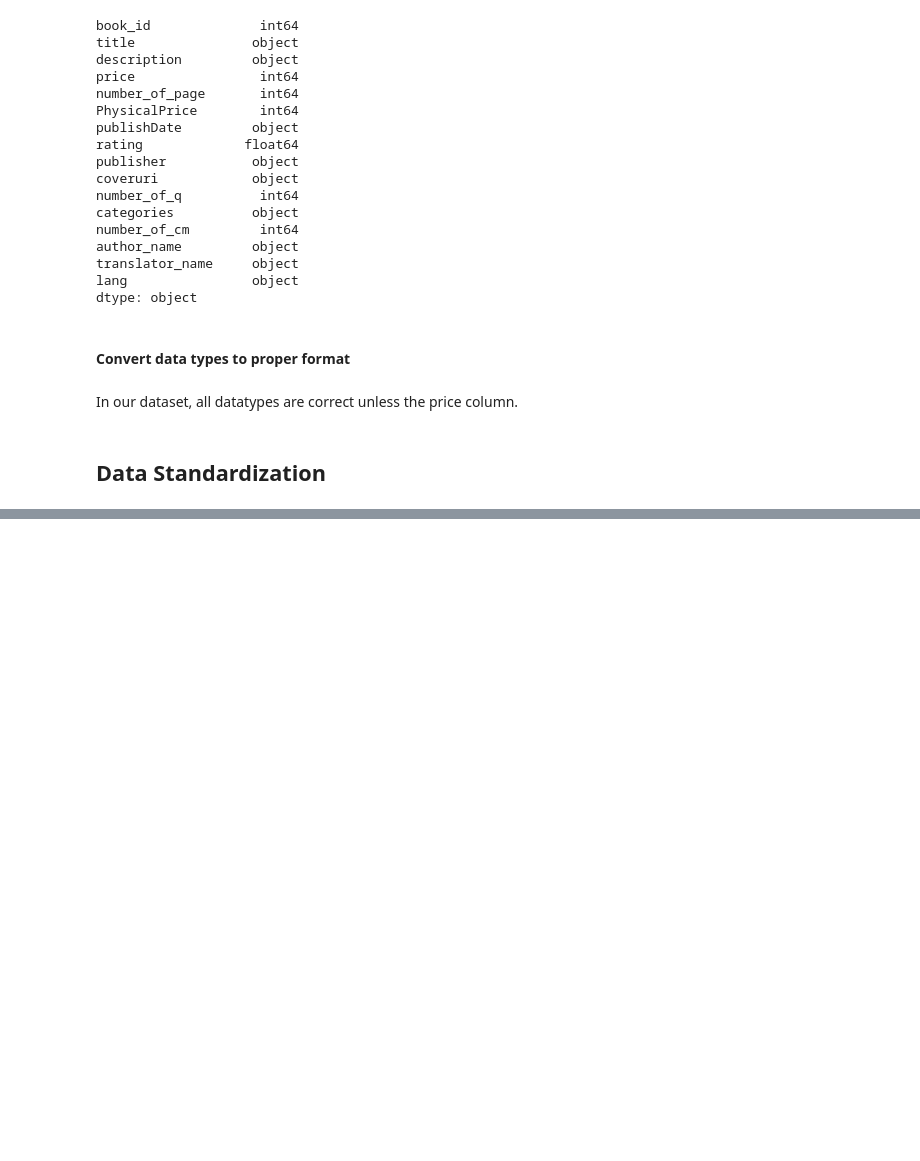
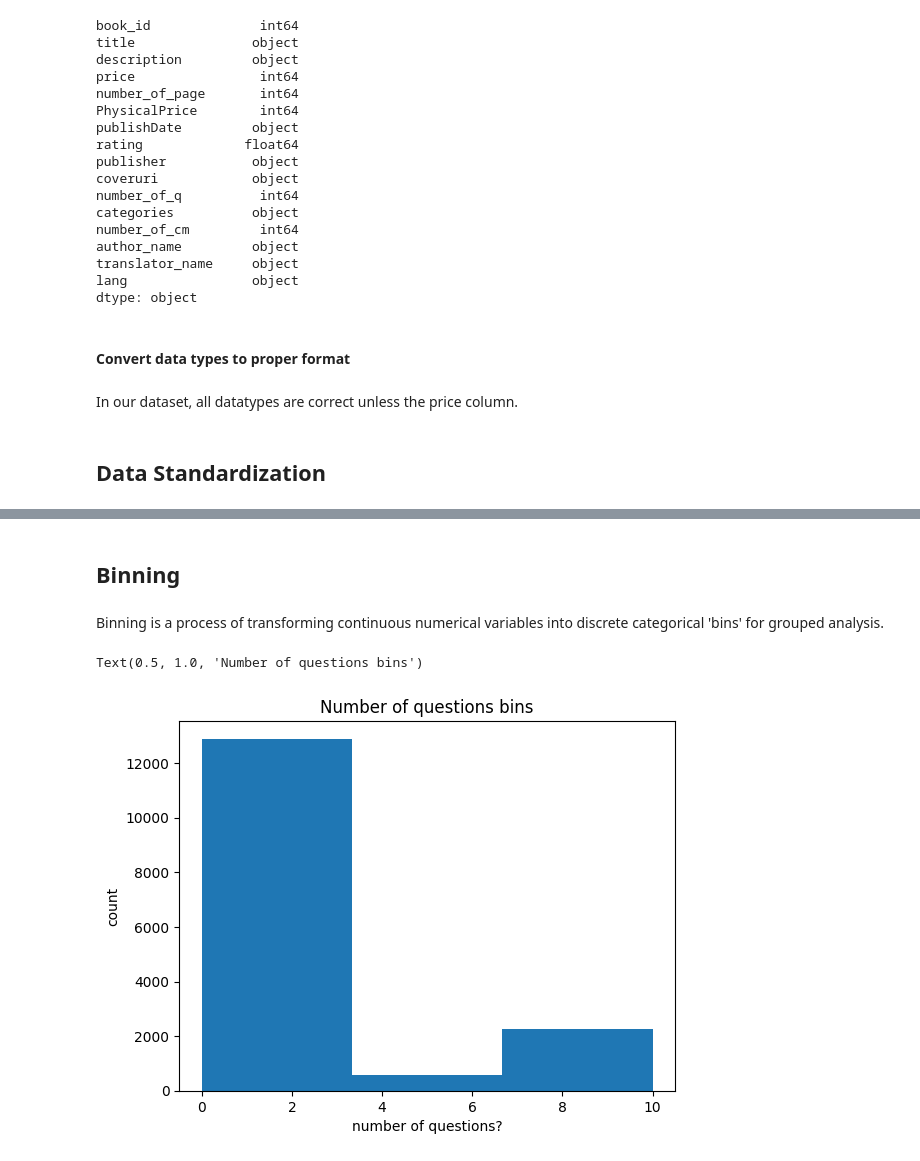
Before and after one commit to Masoud-Hatami/Machine_Learning_With_Python, a Jupyter notebook: 12_Data_Acquisitiion_Persian.ipynb, the cells around one changed output, grey strips where cells are left out. Drawn from its saved outputs; the diff is of its cells as text; code cells hidden in the pictures; blank space fills up the shorter version.

```diff
--- a/12_Data_Acquisitiion_Persian.ipynb
+++ b/12_Data_Acquisitiion_Persian.ipynb
@@ -161,5 +161,5 @@ missing_data.head(20)
 In this Dataset we don't have missing data but if we have we could use numpy library to replce it.
 # %%
 # replace "?" to NaN
-# df.replace("?", np.nan, inplace = True)
-# df.head(5)
+df.replace("?", np.nan, inplace = True)
+df.head(5)
@@ -244,0 +264,21 @@ df[['price']] = df[['price']].astype('float')
+# %% [markdown]
+## Binning
+# %% [markdown]
+<p>
+    Binning is a process of transforming continuous numerical variables into discrete categorical 'bins' for grouped analysis.
+# %%
+df['number_of_q'] = df['number_of_q'].astype(float,copy=True)
+# %%
+import matplotlib as plt
+from matplotlib import pyplot
+
+# draw histogram of attribute "number_of_questions" with bins = 3
+plt.pyplot.hist(df['number_of_q'], bins = 3)
+
+# set x, y labels and plot title
+plt.pyplot.xlabel('number of questions?')
+plt.pyplot.ylabel('count')
+plt.pyplot.title('Number of questions bins')
+# %% [output]
+Text(0.5, 1.0, 'Number of questions bins')
+[figure, added]
```
Also changed, not shown: parts of 28 cells of this notebook.
